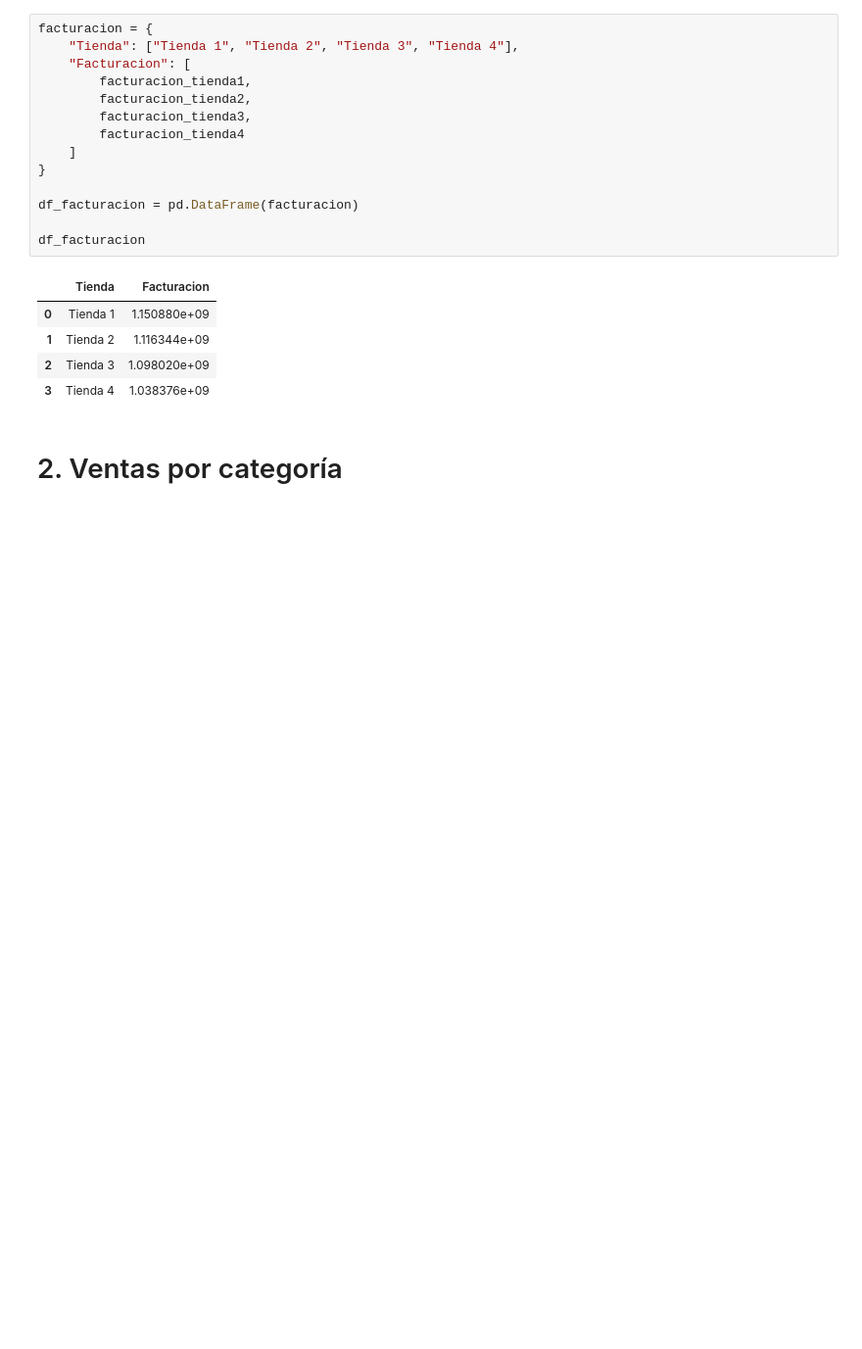
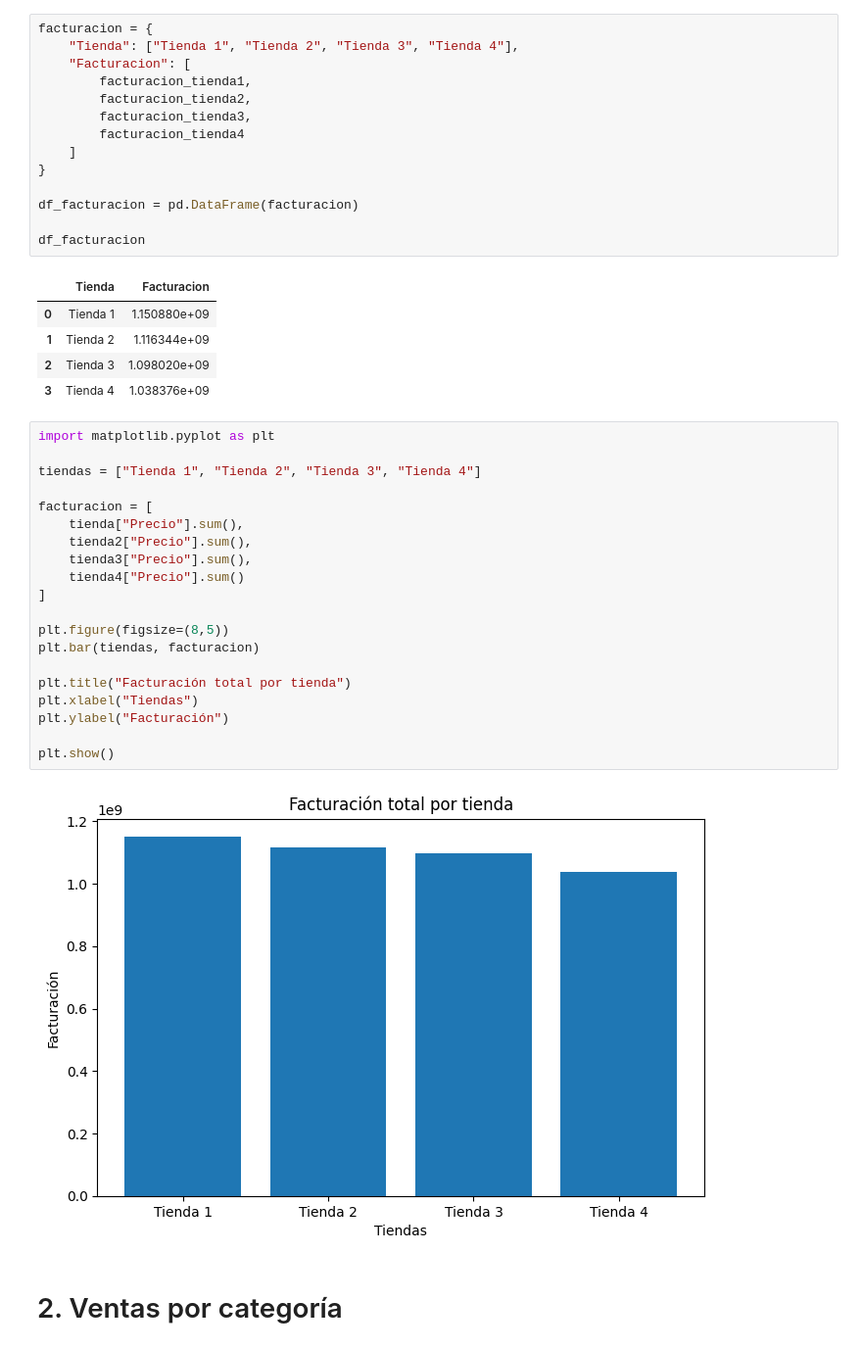
Before and after one commit to aldair27-c/challenge-alura-store, a Jupyter notebook: AluraStoreLatam.ipynb, the cells around one changed output. Shown at 98% size. Saved outputs shown, nothing was run; the diff lists cells and outputs as text; blank space fills up the shorter version.

```diff
--- a/AluraStoreLatam.ipynb
+++ b/AluraStoreLatam.ipynb
@@ -62,6 +62,28 @@ df_facturacion
 | 1 | Tienda 2 | 1.116344e+09 |
 | 2 | Tienda 3 | 1.098020e+09 |
 | 3 | Tienda 4 | 1.038376e+09 |
+# %%
+import matplotlib.pyplot as plt
+
+tiendas = ["Tienda 1", "Tienda 2", "Tienda 3", "Tienda 4"]
+
+facturacion = [
+    tienda["Precio"].sum(),
+    tienda2["Precio"].sum(),
+    tienda3["Precio"].sum(),
+    tienda4["Precio"].sum()
+]
+
+plt.figure(figsize=(8,5))
+plt.bar(tiendas, facturacion)
+
+plt.title("Facturación total por tienda")
+plt.xlabel("Tiendas")
+plt.ylabel("Facturación")
+
+plt.show()
+# %% [output]
+[figure, added]
 # %% [markdown]
 # 2. Ventas por categoría
 # %%
```
Also changed, not shown: parts of 13 cells of this notebook.
